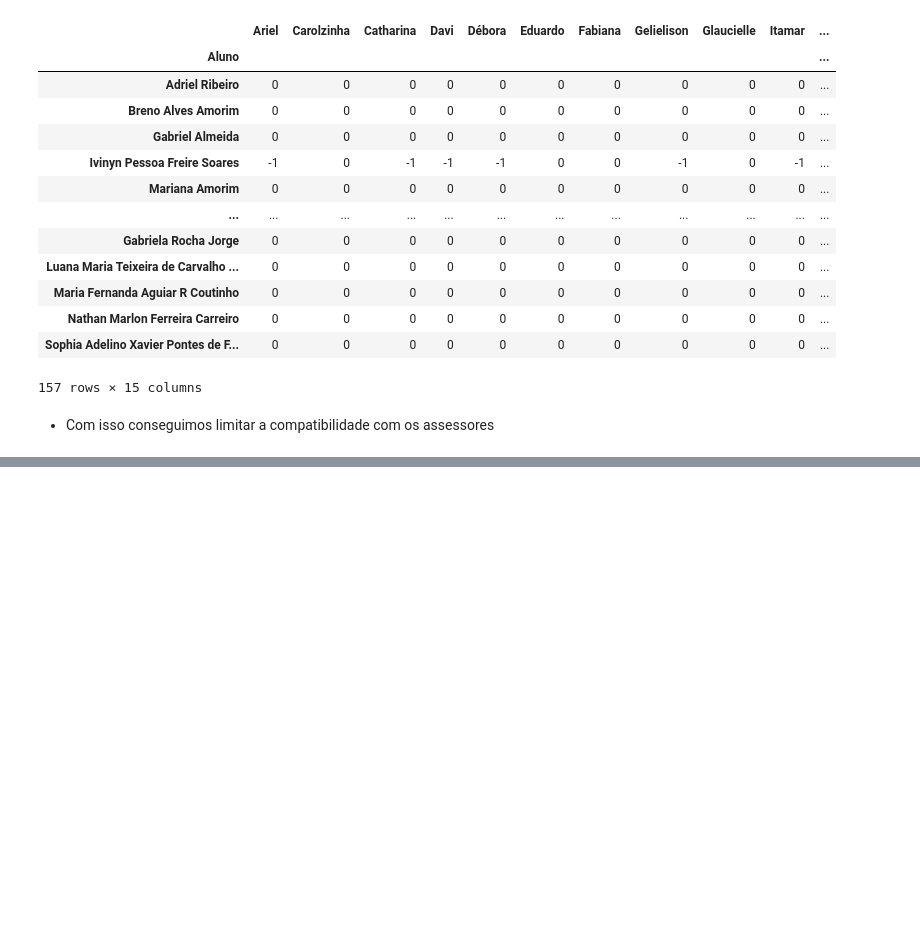
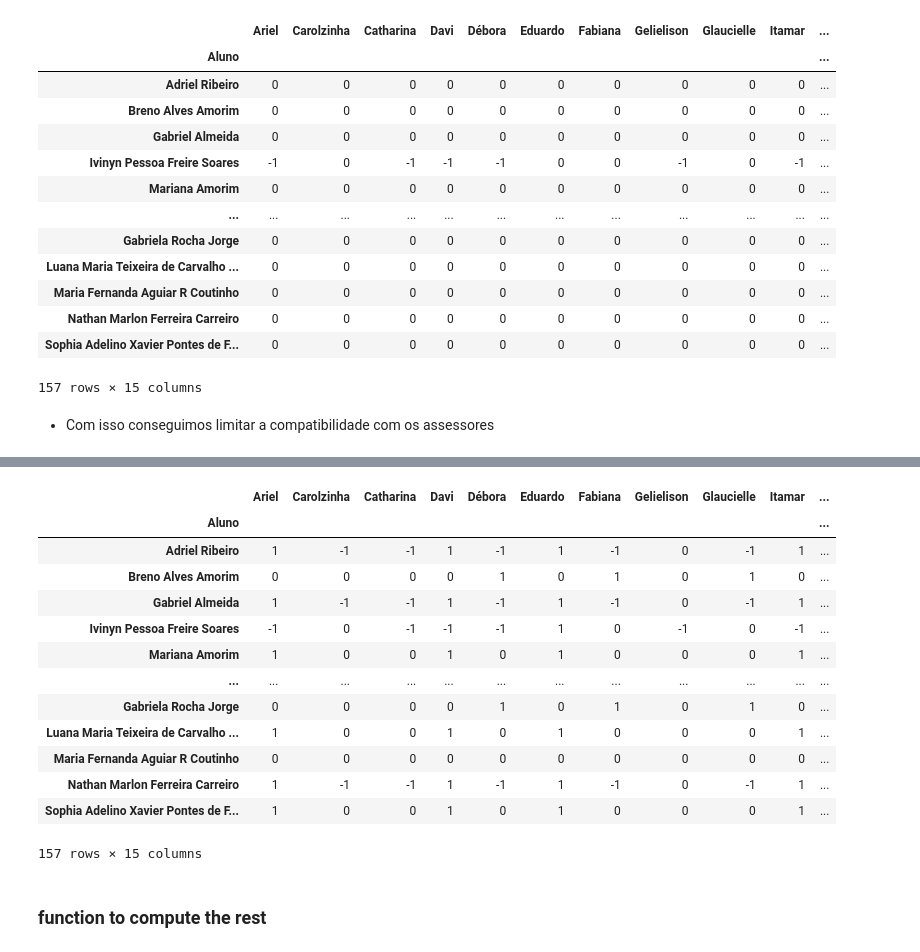
Before and after one commit to ItamarRocha/Operations-Research, a Jupyter notebook: algos/medway/Data preprocessing.ipynb, the cells around one changed output, grey strips where cells are left out. Cells and saved outputs as stored; diff of their text form; code cells hidden in the pictures; blank space fills up the shorter version.

```diff
--- a/algos/medway/Data preprocessing.ipynb
+++ b/algos/medway/Data preprocessing.ipynb
@@ -517,0 +671,28 @@ compatibility_matrix
+# %%
+for advisor in df_assessores[0]:
+    advisor_school = df_assessores.loc[advisor][3]
+    for student in df_students_answered.Aluno:
+        if compatibility_matrix[advisor][student] == -1:
+            continue
+
+        student_school = df_students_answered.loc[student][3]
+        #print(advisor, student, student_school, advisor_school)
+        if student_school == advisor_school:
+            compatibility_matrix[advisor][student] = 1
+# %%
+compatibility_matrix
+# %% [output]
+|  | Ariel | Carolzinha | Catharina | Davi | Débora | Eduardo | Fabiana | Gelielison | Glaucielle | Itamar | ... |
+| Aluno |  |  |  |  |  |  |  |  |  |  | ... |
+| Adriel Ribeiro | 1 | -1 | -1 | 1 | -1 | 1 | -1 | 0 | -1 | 1 | ... |
+| Breno Alves Amorim | 0 | 0 | 0 | 0 | 1 | 0 | 1 | 0 | 1 | 0 | ... |
+| Gabriel Almeida | 1 | -1 | -1 | 1 | -1 | 1 | -1 | 0 | -1 | 1 | ... |
+| Ivinyn Pessoa Freire Soares | -1 | 0 | -1 | -1 | -1 | 1 | 0 | -1 | 0 | -1 | ... |
+| Mariana Amorim | 1 | 0 | 0 | 1 | 0 | 1 | 0 | 0 | 0 | 1 | ... |
+| ... | ... | ... | ... | ... | ... | ... | ... | ... | ... | ... | ... |
+| Gabriela Rocha Jorge | 0 | 0 | 0 | 0 | 1 | 0 | 1 | 0 | 1 | 0 | ... |
+| Luana Maria Teixeira de Carvalho ... | 1 | 0 | 0 | 1 | 0 | 1 | 0 | 0 | 0 | 1 | ... |
+| Maria Fernanda Aguiar R Coutinho | 0 | 0 | 0 | 0 | 0 | 0 | 0 | 0 | 0 | 0 | ... |
+| Nathan Marlon Ferreira Carreiro | 1 | -1 | -1 | 1 | -1 | 1 | -1 | 0 | -1 | 1 | ... |
+| Sophia Adelino Xavier Pontes de F... | 1 | 0 | 0 | 1 | 0 | 1 | 0 | 0 | 0 | 1 | ... |
+157 rows × 15 columns
@@ -517,0 +701,2 @@ compatibility_matrix
+# %% [markdown]
+### function to compute the rest
```
Also changed, not shown: parts of 32 cells of this notebook, 2 other files.
